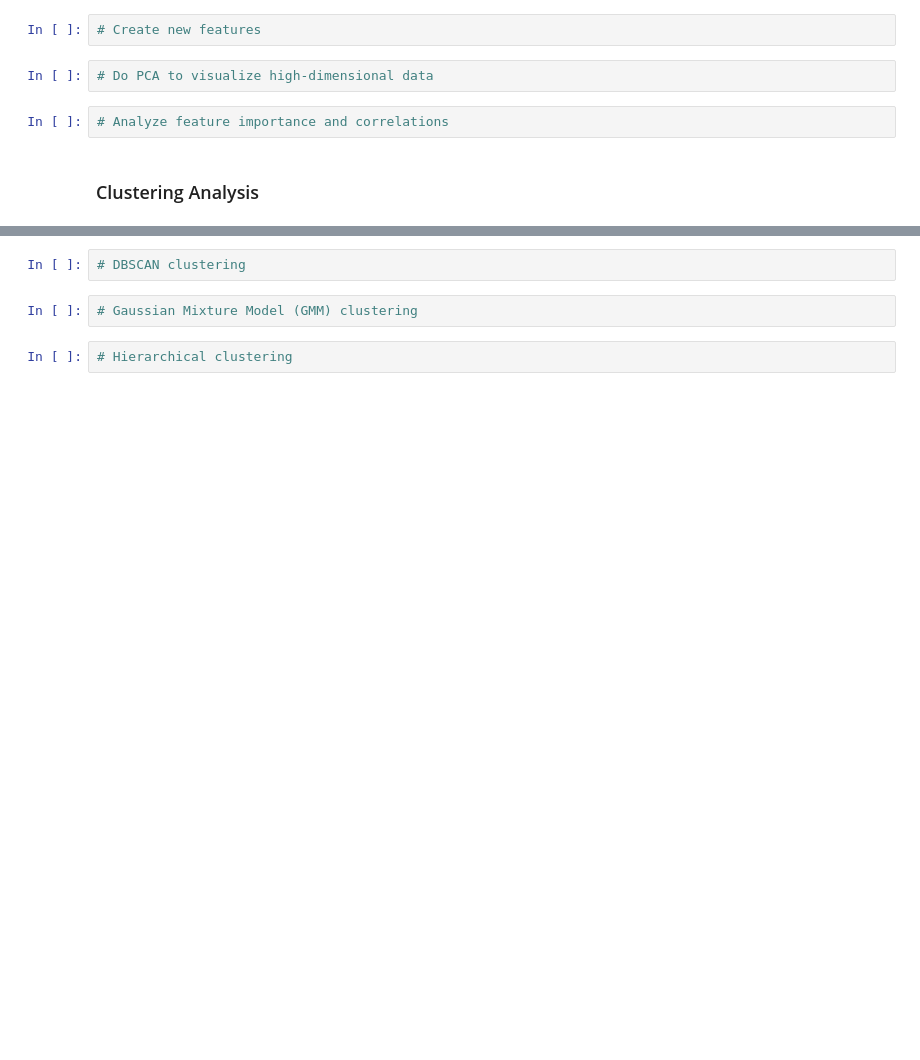
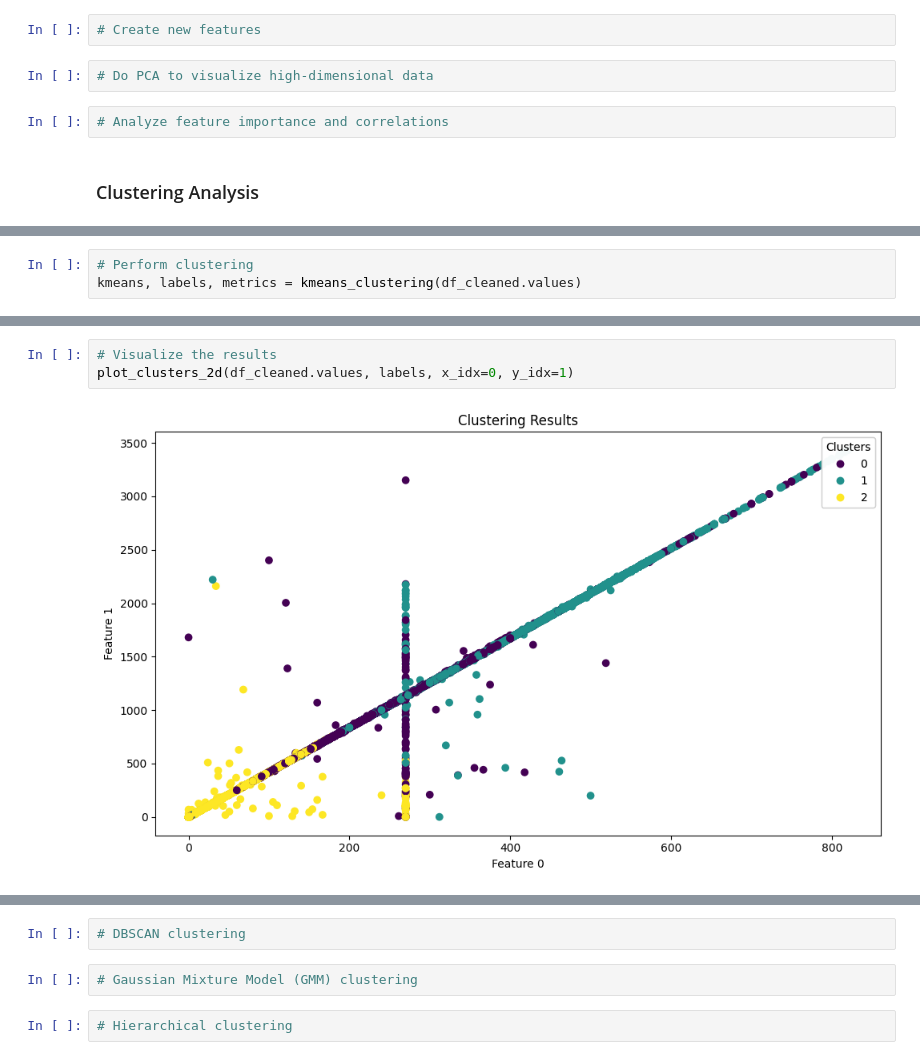
Before and after one commit to xhmyjae/clustering-openfoodfacts, a Jupyter notebook: main.ipynb, the cells around one changed output, grey strips where cells are left out. Saved outputs shown, nothing was run; the diff lists cells and outputs as text; blank space fills up the shorter version.

```diff
--- a/main.ipynb
+++ b/main.ipynb
@@ -117,0 +247,3 @@ display(df_selected.head())
+# %%
+# Perform clustering
+kmeans, labels, metrics = kmeans_clustering(df_cleaned.values)
@@ -117,0 +254,5 @@ display(df_selected.head())
+# %%
+# Visualize the results
+plot_clusters_2d(df_cleaned.values, labels, x_idx=0, y_idx=1)
+# %% [output]
+[figure, added]
```
Also changed, not shown: parts of 15 cells of this notebook, 5 other files.
